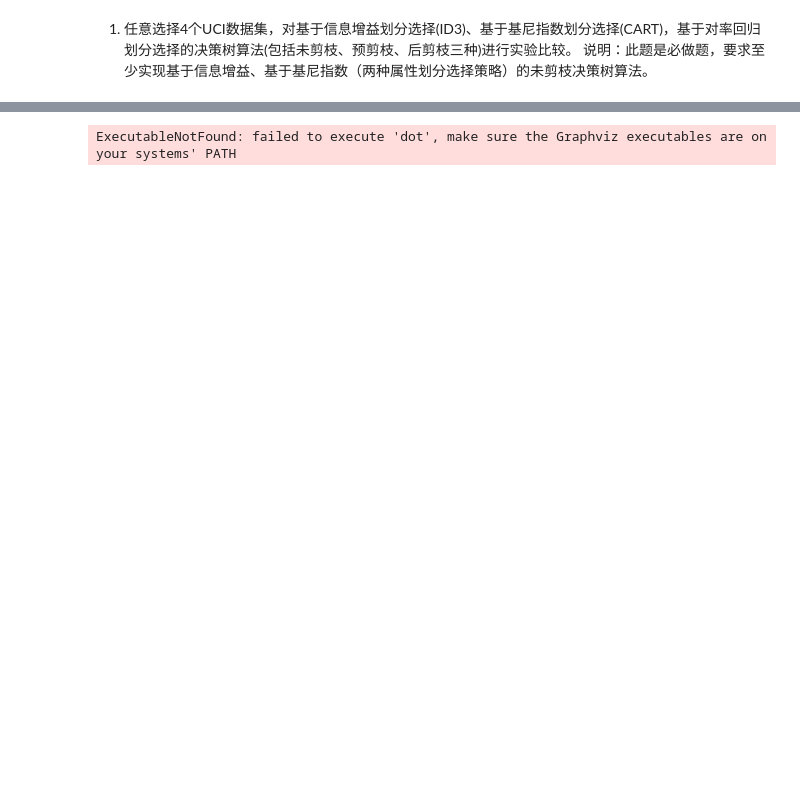
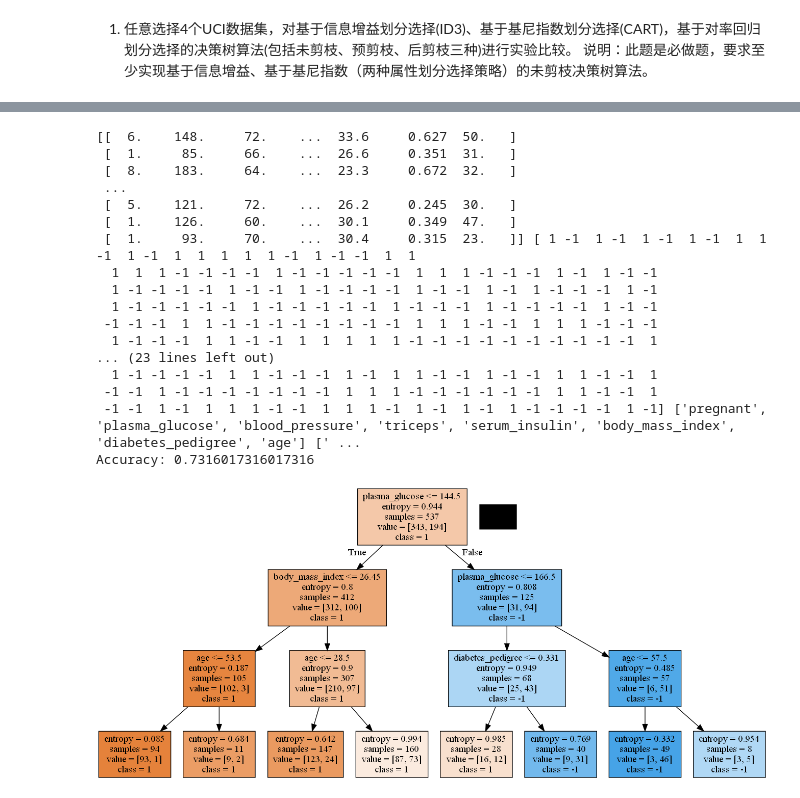
Before and after one commit to Lelter/Machine-Learning, a Jupyter notebook: code/4/4.1.ipynb, the cells around one changed output, grey strips where cells are left out. Saved outputs shown, nothing was run; the diff lists cells and outputs as text; code cells hidden in the pictures; blank space fills up the shorter version.

```diff
--- a/code/4/4.1.ipynb
+++ b/code/4/4.1.ipynb
@@ -26,10 +3,0 @@ iris
-# %%
-
-X=iris.drop('species',axis=1)
-y=iris['species']
-train_x, test_x, train_y, test_y = train_test_split(
-    X, y, test_size=0.3)
-# %%
-clf=tree.DecisionTreeClassifier(criterion='entropy')
-clf.fit(train_x,train_y)
-clf.predict(test_x)
@@ -46,0 +65,48 @@ array(['setosa', 'setosa', 'versicolor', 'virginica', 'virginica',
+# %%
+choose_data='diabetes'
+if (choose_data == 'iris' or choose_data == 'wine' or choose_data == 'breast_cancer' or choose_data == 'diabetes'):
+    if (choose_data=='iris'):
+        data = iris.data
+        target = iris.target
+        feature_names = iris.feature_names
+        target_names = iris.target_names
+    elif (choose_data=='wine'):
+        data = wine.data
+        target = wine.target
+        feature_names = wine.feature_names
+        target_names = wine.target_names
+    elif (choose_data=='breast_cancer'):
+        data = breast_cancer.data
+        target = breast_cancer.target
+        feature_names = breast_cancer.feature_names
+        target_names = breast_cancer.target_names
+    elif (choose_data == 'diabetes'):
+        data = diabetes.iloc[:, :-1].values
+        target = diabetes.iloc[:, -1].values
+        feature_names = list(diabetes.columns[:-1])
+        target_names=['1','-1']
+    else:
+        print('Please choose data')
+print(data,target,feature_names,target_names)
+DT=decisionTree(data,target,feature_names,target_names)
+clf=DT.predict()
+DT.print(clf)
+# %% [output]
+[[  6.    148.     72.    ...  33.6     0.627  50.   ]
+ [  1.     85.     66.    ...  26.6     0.351  31.   ]
+ [  8.    183.     64.    ...  23.3     0.672  32.   ]
+ ...
+ [  5.    121.     72.    ...  26.2     0.245  30.   ]
+ [  1.    126.     60.    ...  30.1     0.349  47.   ]
+ [  1.     93.     70.    ...  30.4     0.315  23.   ]] [ 1 -1  1 -1  1 -1  1 -1  1  1 -1  1 -1  1  1  1  1  1 -1  1 -1 -1  1  1
+  1  1  1 -1 -1 -1 -1  1 -1 -1 -1 -1 -1  1  1  1 -1 -1 -1  1 -1  1 -1 -1
+  1 -1 -1 -1 -1  1 -1 -1  1 -1 -1 -1 -1  1 -1 -1  1 -1  1 -1 -1 -1  1 -1
+  1 -1 -1 -1 -1 -1  1 -1 -1 -1 -1 -1  1 -1 -1 -1  1 -1 -1 -1 -1  1 -1 -1
+ -1 -1 -1  1  1 -1 -1 -1 -1 -1 -1 -1 -1  1  1  1 -1 -1  1  1  1 -1 -1 -1
+  1 -1 -1 -1  1  1 -1 -1  1  1  1  1  1 -1 -1 -1 -1 -1 -1 -1 -1 -1 -1  1
+... (23 lines left out)
+  1 -1 -1 -1 -1  1  1 -1 -1 -1  1 -1  1  1 -1 -1  1 -1 -1  1  1 -1 -1  1
+ -1 -1  1 -1 -1 -1 -1 -1 -1 -1  1  1  1 -1 -1 -1 -1 -1 -1  1  1 -1 -1  1
+ -1 -1  1 -1  1  1  1 -1 -1  1  1  1 -1  1 -1  1 -1  1 -1 -1 -1 -1  1 -1] ['pregnant', 'plasma_glucose', 'blood_pressure', 'triceps', 'serum_insulin', 'body_mass_index', 'diabetes_pedigree', 'age'] [' ...
+Accuracy: 0.7316017316017316
+[figure, added]
@@ -47,15 +124,9 @@ array(['setosa', 'setosa', 'versicolor', 'virginica', 'virginica',
 # %%
-from IPython.display import Image
-from sklearn import tree
-import pydotplus
-import os
-os.environ["PATH"] += os.pathsep + 'D:\Program Files\Graphviz/bin'
-dot_data = tree.export_graphviz(clf, out_file=None,
-                                feature_names=["sepal length", "sepal width"],
-                                class_names=iris.target_names,
-                                filled=True, rounded=True,
-                                special_characters=True)
-graph = pydotplus.graph_from_dot_data(dot_data)
-Image(graph.create_png())
+# from IPython.display import Image
+# from sklearn.tree import export_graphviz
+# dot_data = export_graphviz(clf, out_file=None,
+#                                 feature_names=data.feature_names,
+#                                 class_names=data.target_names,
+#                                 filled=True)
+# graph = pydotplus.graph_from_dot_data(dot_data)
+# Image(graph.create_png())
-# %% [output]
-ExecutableNotFound: failed to execute 'dot', make sure the Graphviz executables are on your systems' PATH
```
Also changed, not shown: parts of 5 cells of this notebook.
